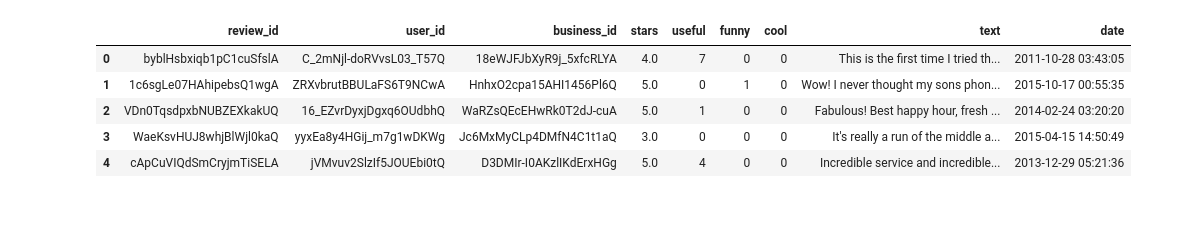
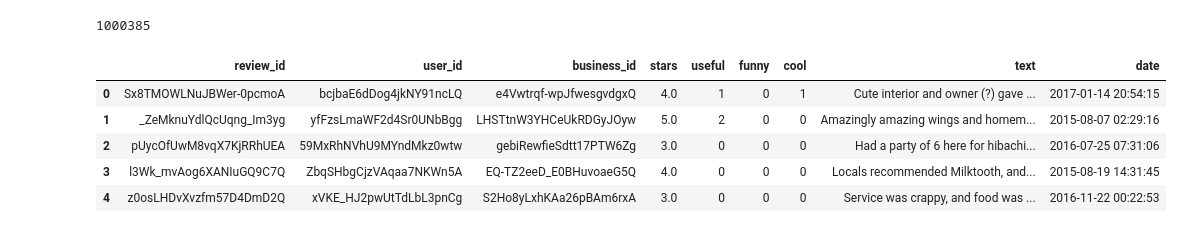
Before and after one commit to shilongdai/Analysis, a Jupyter notebook: YelpSentiment/YelpSentimentData.ipynb, the cells around one changed output. Drawn from its saved outputs; the diff is of its cells as text; code cells hidden in the pictures.

```diff
--- a/YelpSentiment/YelpSentimentData.ipynb
+++ b/YelpSentiment/YelpSentimentData.ipynb
@@ -25,13 +12,28 @@ yelp_reviews_sampled.to_parquet("yelp_sample.parquet", index=False)
+# %%
+yelp_reviews_raw = []
+sample_count = 1000000
+
+with open("yelp_academic_dataset_review.json", "r") as fp:
+    full_size = sum([1 for _ in fp])
+    sample_p = sample_count / full_size
+    fp.seek(0)
+    for entry in fp:
+        if random.random() <= sample_p:
+            yelp_reviews_raw.append(json.loads(entry))
+
+yelp_reviews_sampled = pd.DataFrame(yelp_reviews_raw)
+len(yelp_reviews_sampled.index)
+# %% [output]
+1000385
 # %%
-yelp_reviews_sampled = pd.read_parquet("yelp_sample.parquet")
 yelp_reviews_sampled.head()
 # %% [output]
 |  | review_id | user_id | business_id | stars | useful | funny | cool | text | date |
-| 0 | byblHsbxiqb1pC1cuSfslA | C_2mNjl-doRVvsL03_T57Q | 18eWJFJbXyR9j_5xfcRLYA | 4.0 | 7 | 0 | 0 | This is the first time I tried th... | 2011-10-28 03:43:05 |
-| 1 | 1c6sgLe07HAhipebsQ1wgA | ZRXvbrutBBULaFS6T9NCwA | HnhxO2cpa15AHI1456Pl6Q | 5.0 | 0 | 1 | 0 | Wow! I never thought my sons phon... | 2015-10-17 00:55:35 |
-| 2 | VDn0TqsdpxbNUBZEXkakUQ | 16_EZvrDyxjDgxq6OUdbhQ | WaRZsQEcEHwRk0T2dJ-cuA | 5.0 | 1 | 0 | 0 | Fabulous! Best happy hour, fresh ... | 2014-02-24 03:20:20 |
-| 3 | WaeKsvHUJ8whjBlWjl0kaQ | yyxEa8y4HGij_m7g1wDKWg | Jc6MxMyCLp4DMfN4C1t1aQ | 3.0 | 0 | 0 | 0 | It's really a run of the middle a... | 2015-04-15 14:50:49 |
-| 4 | cApCuVIQdSmCryjmTiSELA | jVMvuv2SlzIf5JOUEbi0tQ | D3DMIr-I0AKzlIKdErxHGg | 5.0 | 4 | 0 | 0 | Incredible service and incredible... | 2013-12-29 05:21:36 |
+| 0 | Sx8TMOWLNuJBWer-0pcmoA | bcjbaE6dDog4jkNY91ncLQ | e4Vwtrqf-wpJfwesgvdgxQ | 4.0 | 1 | 0 | 1 | Cute interior and owner (?) gave ... | 2017-01-14 20:54:15 |
+| 1 | _ZeMknuYdlQcUqng_Im3yg | yfFzsLmaWF2d4Sr0UNbBgg | LHSTtnW3YHCeUkRDGyJOyw | 5.0 | 2 | 0 | 0 | Amazingly amazing wings and homem... | 2015-08-07 02:29:16 |
+| 2 | pUycOfUwM8vqX7KjRRhUEA | 59MxRhNVhU9MYndMkz0wtw | gebiRewfieSdtt17PTW6Zg | 3.0 | 0 | 0 | 0 | Had a party of 6 here for hibachi... | 2016-07-25 07:31:06 |
+| 3 | l3Wk_mvAog6XANIuGQ9C7Q | ZbqSHbgCjzVAqaa7NKWn5A | EQ-TZ2eeD_E0BHuvoaeG5Q | 4.0 | 0 | 0 | 0 | Locals recommended Milktooth, and... | 2015-08-19 14:31:45 |
+| 4 | z0osLHDvXvzfm57D4DmD2Q | xVKE_HJ2pwUtTdLbL3pnCg | S2Ho8yLxhKAa26pBAm6rxA | 3.0 | 0 | 0 | 0 | Service was crappy, and food was ... | 2016-11-22 00:22:53 |
 # %%
 import matplotlib.pyplot as plt
 
```
Also changed, not shown: parts of 6 cells of this notebook, 2 other files.
